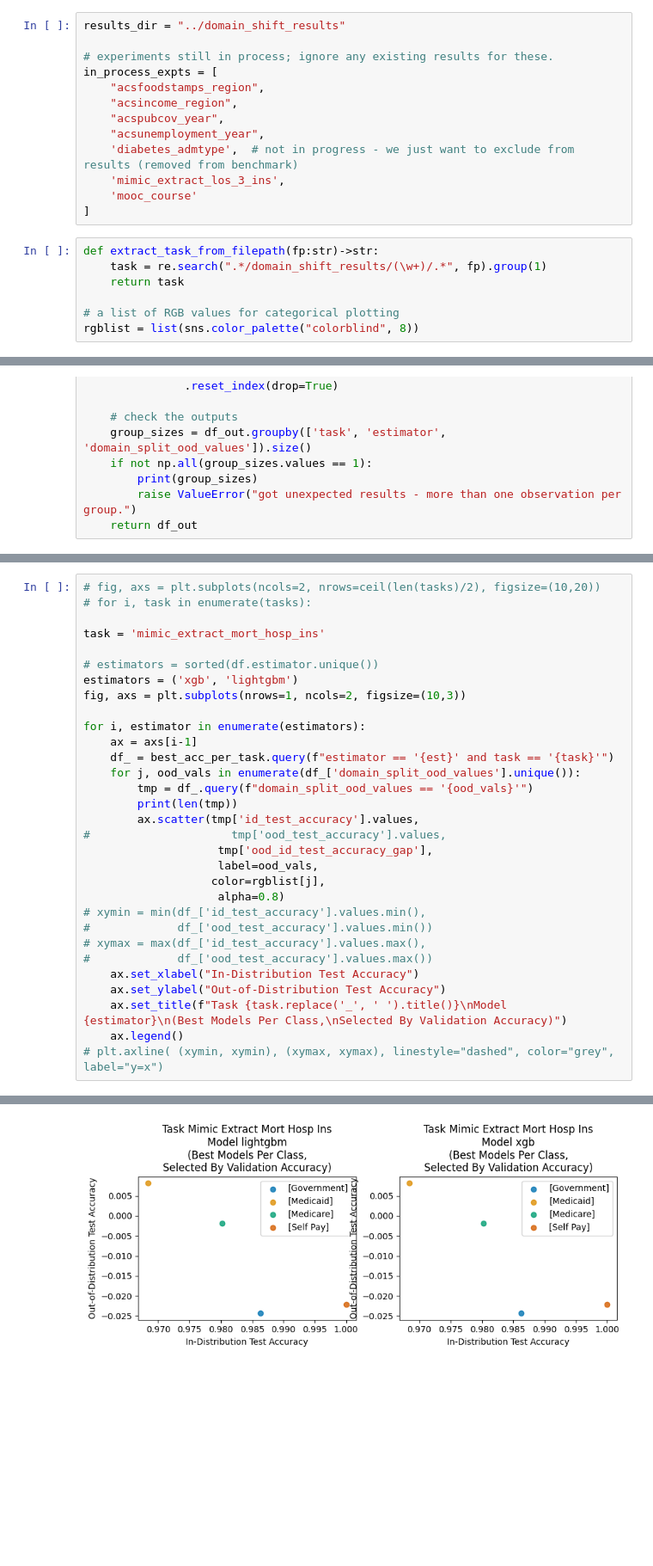
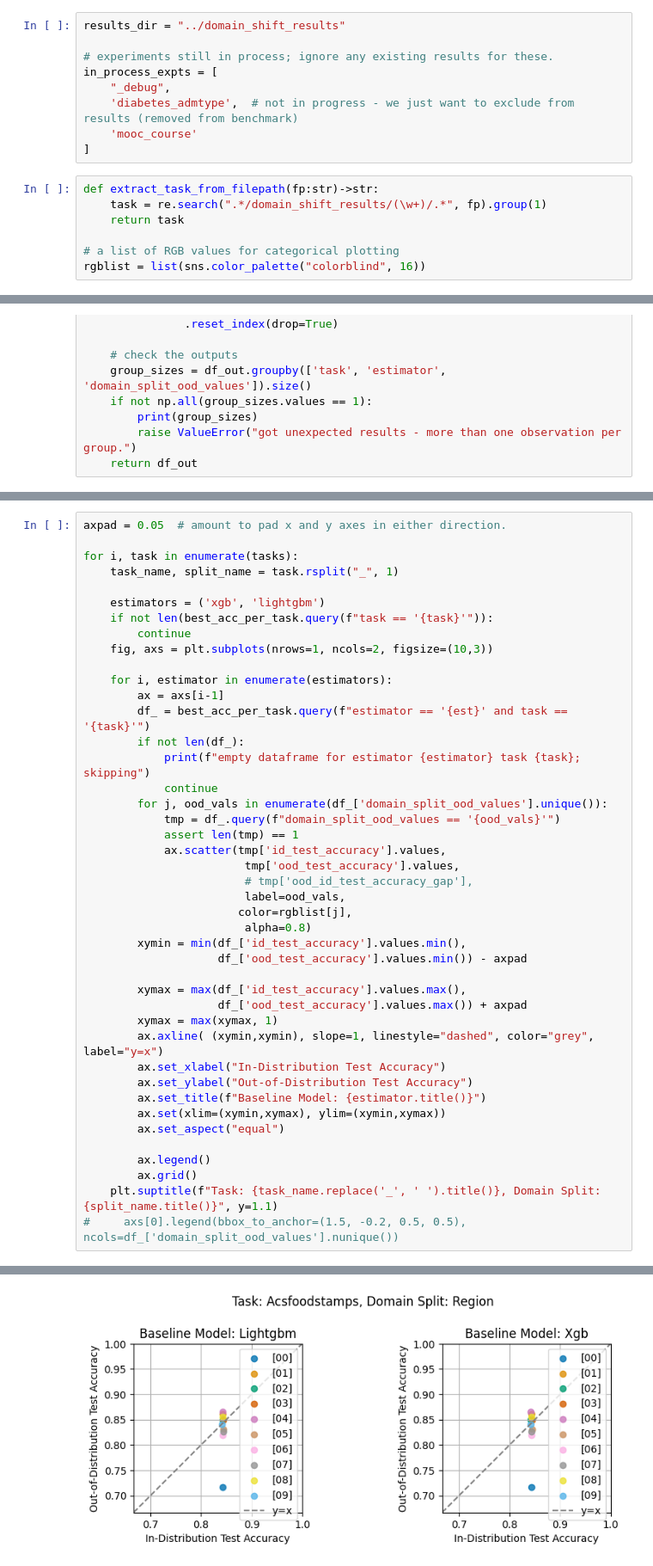
Before and after one commit to webzerg/tableshift, a Jupyter notebook: notebooks/tune_results_exploration.ipynb, the cells around one changed output, grey strips where cells are left out. Shown at 86% size. Saved outputs shown, nothing was run; the diff lists cells and outputs as text; blank space fills up the shorter version.

```diff
--- a/notebooks/tune_results_exploration.ipynb
+++ b/notebooks/tune_results_exploration.ipynb
@@ -14,12 +14,8 @@ results_dir = "../domain_shift_results"
 
 # experiments still in process; ignore any existing results for these.
 in_process_expts = [
-    "acsfoodstamps_region",
-    "acsincome_region",
-    "acspubcov_year",
-    "acsunemployment_year",
+    "_debug",
     'diabetes_admtype',  # not in progress - we just want to exclude from results (removed from benchmark)
-    'mimic_extract_los_3_ins',
     'mooc_course'
 ]
 # %%
@@ -28,7 +24,7 @@ def extract_task_from_filepath(fp:str)->str:
     return task
 
 # a list of RGB values for categorical plotting
-rgblist = list(sns.color_palette("colorblind", 8))
+rgblist = list(sns.color_palette("colorblind", 16))
 # %%
 files = []
 
@@ -166,32 +179,44 @@ estimators
 # %%
-# fig, axs = plt.subplots(ncols=2, nrows=ceil(len(tasks)/2), figsize=(10,20))
-# for i, task in enumerate(tasks):
+axpad = 0.05  # amount to pad x and y axes in either direction.
 
-task = 'mimic_extract_mort_hosp_ins'
+for i, task in enumerate(tasks):
+    task_name, split_name = task.rsplit("_", 1)
 
-# estimators = sorted(df.estimator.unique())
-estimators = ('xgb', 'lightgbm')
-fig, axs = plt.subplots(nrows=1, ncols=2, figsize=(10,3))
+    estimators = ('xgb', 'lightgbm')
+    if not len(best_acc_per_task.query(f"task == '{task}'")):
+        continue
+    fig, axs = plt.subplots(nrows=1, ncols=2, figsize=(10,3))
 
-for i, estimator in enumerate(estimators):
-    ax = axs[i-1]
-    df_ = best_acc_per_task.query(f"estimator == '{est}' and task == '{task}'")
-    for j, ood_vals in enumerate(df_['domain_split_ood_values'].unique()):
-        tmp = df_.query(f"domain_split_ood_values == '{ood_vals}'")
-        print(len(tmp))
-        ax.scatter(tmp['id_test_accuracy'].values,
-#                     tmp['ood_test_accuracy'].values,
-                    tmp['ood_id_test_accuracy_gap'],
-                    label=ood_vals,
-                   color=rgblist[j],
-                    alpha=0.8)
-# xymin = min(df_['id_test_accuracy'].values.min(),
-#             df_['ood_test_accuracy'].values.min())
-# xymax = max(df_['id_test_accuracy'].values.max(),
-#             df_['ood_test_accuracy'].values.max())
-    ax.set_xlabel("In-Distribution Test Accuracy")
-    ax.set_ylabel("Out-of-Distribution Test Accuracy")
-    ax.set_title(f"Task {task.replace('_', ' ').title()}\nModel {estimator}\n(Best Models Per Class,\nSelected By Validation Accuracy)")
-    ax.legend()
-# plt.axline( (xymin, xymin), (xymax, xymax), linestyle="dashed", color="grey", label="y=x")
+    for i, estimator in enumerate(estimators):
+        ax = axs[i-1]
+        df_ = best_acc_per_task.query(f"estimator == '{est}' and task == '{task}'")
+        if not len(df_):
+            print(f"empty dataframe for estimator {estimator} task {task}; skipping")
+            continue
+        for j, ood_vals in enumerate(df_['domain_split_ood_values'].unique()):
+            tmp = df_.query(f"domain_split_ood_values == '{ood_vals}'")
+            assert len(tmp) == 1
+            ax.scatter(tmp['id_test_accuracy'].values,
+                        tmp['ood_test_accuracy'].values,
+                        # tmp['ood_id_test_accuracy_gap'],
+                        label=ood_vals,
+                       color=rgblist[j],
+                        alpha=0.8)
+        xymin = min(df_['id_test_accuracy'].values.min(),
+                    df_['ood_test_accuracy'].values.min()) - axpad
+
+        xymax = max(df_['id_test_accuracy'].values.max(),
+                    df_['ood_test_accuracy'].values.max()) + axpad
+        xymax = max(xymax, 1)
+        ax.axline( (xymin,xymin), slope=1, linestyle="dashed", color="grey", label="y=x")
+        ax.set_xlabel("In-Distribution Test Accuracy")
+        ax.set_ylabel("Out-of-Distribution Test Accuracy")
+        ax.set_title(f"Baseline Model: {estimator.title()}")
+        ax.set(xlim=(xymin,xymax), ylim=(xymin,xymax))
+        ax.set_aspect("equal")
+
+        ax.legend()
+        ax.grid()
+    plt.suptitle(f"Task: {task_name.replace('_', ' ').title()}, Domain Split: {split_name.title()}", y=1.1)
+#     axs[0].legend(bbox_to_anchor=(1.5, -0.2, 0.5, 0.5), ncols=df_['domain_split_ood_values'].nunique())
 # %% [output]
@@ -206 +225 @@ for i, estimator in enumerate(estimators):
-[figure, old version]
+[figure, new version]
```
Also changed, not shown: parts of 12 cells of this notebook.
